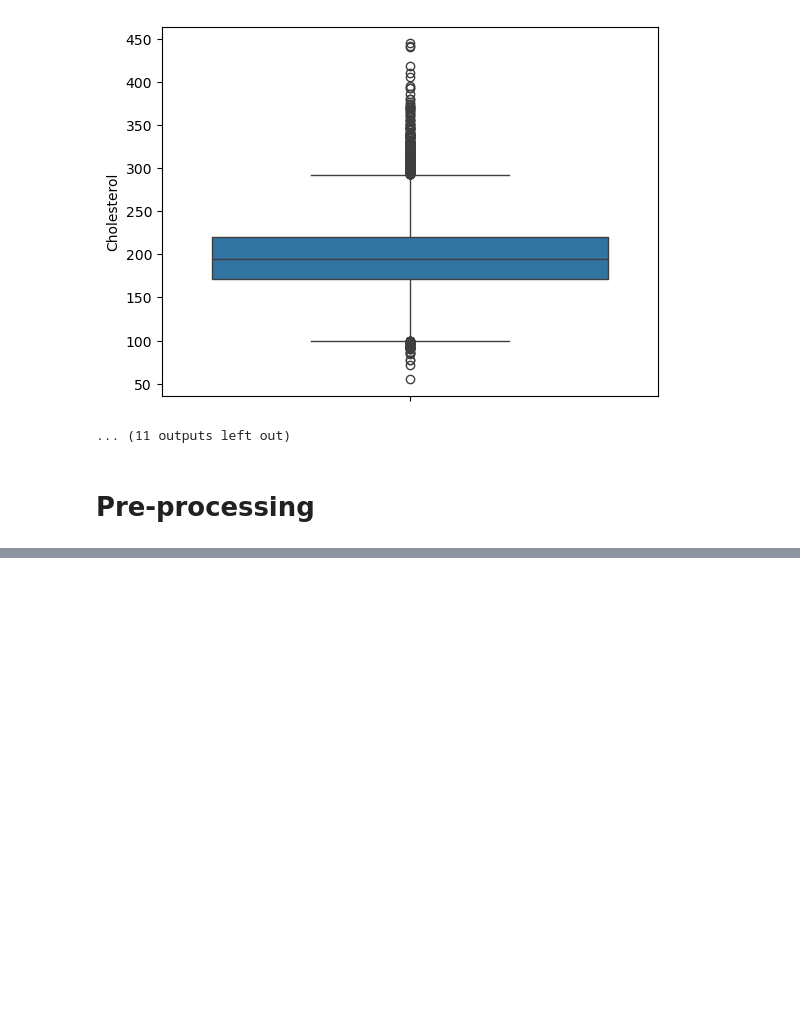
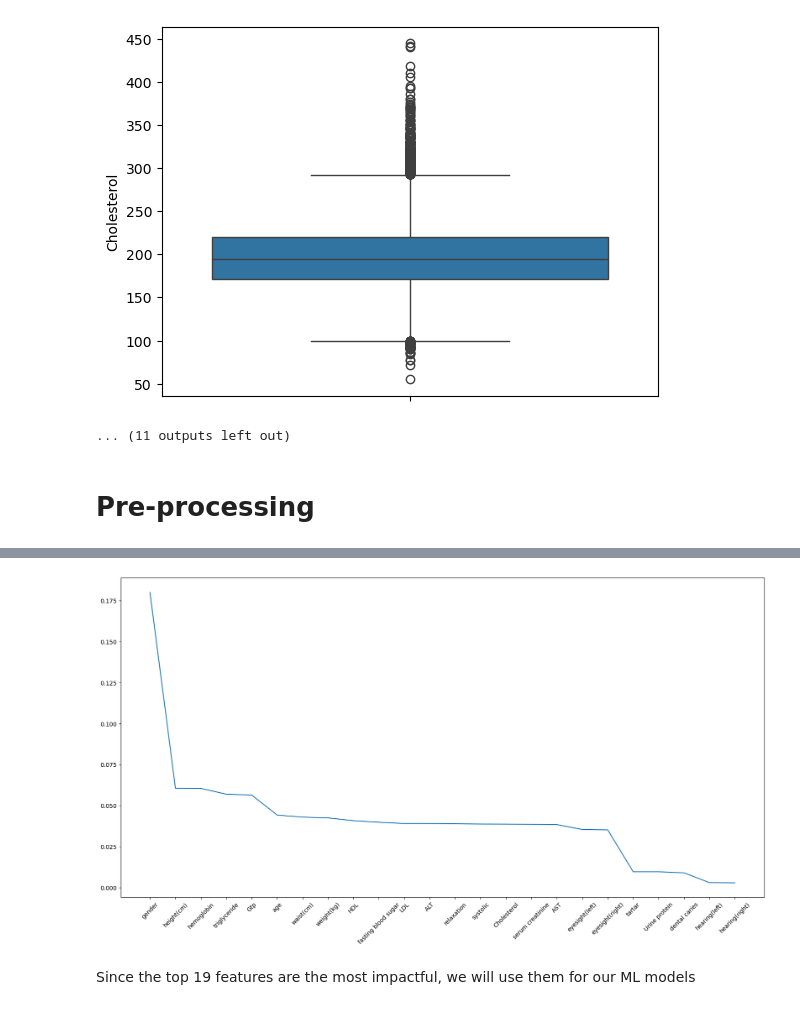
Before and after one commit to brendanros31/Applied-ML-Projects, a Jupyter notebook: BioSignal_SmokingAnalysis/BioSignal_SmokingAnalysis.ipynb, the cells around one changed output, grey strips where cells are left out. Drawn from its saved outputs; the diff is of its cells as text; code cells hidden in the pictures; blank space fills up the shorter version.

```diff
--- a/BioSignal_SmokingAnalysis/BioSignal_SmokingAnalysis.ipynb
+++ b/BioSignal_SmokingAnalysis/BioSignal_SmokingAnalysis.ipynb
@@ -150,0 +177,10 @@ df['dental caries'] = le.fit_transform(df['dental caries'])
+# %%
+plt.figure(figsize=(20,10))
+grouped = df_1.nlargest(24)
+sns.lineplot(data=grouped)
+plt.xticks(rotation=45)
+plt.show()
+# %% [output]
+[figure, added]
+# %% [markdown]
+Since the top 19 features are the most impactful, we will use them for our ML models
```
Also changed, not shown: parts of 32 cells of this notebook, 2 other files.
